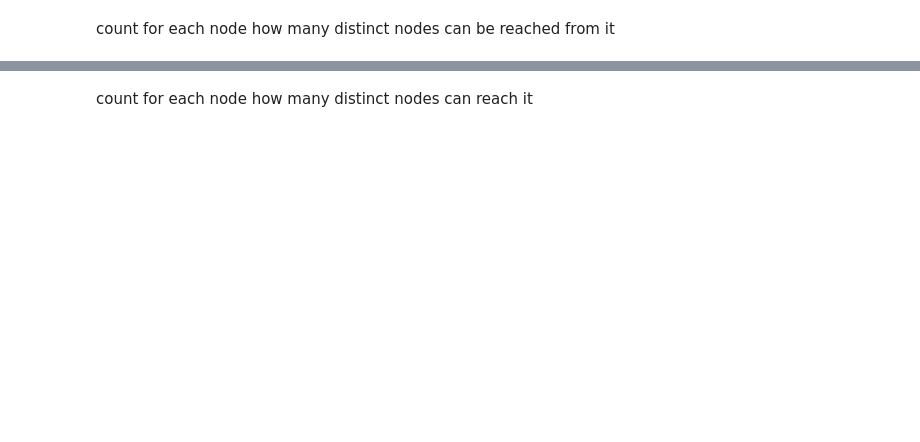
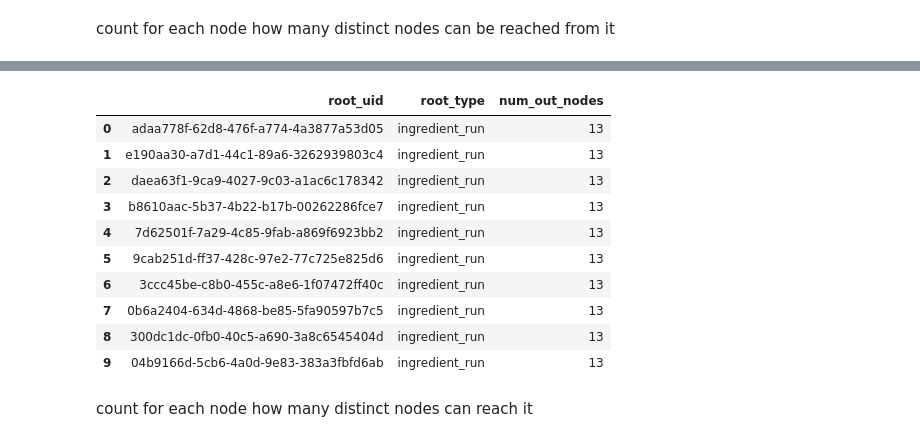
Before and after one commit to openmsi/openmsipython, a Jupyter notebook: other_code/casjobs/Query-GEMD-Graphs.ipynb, the cells around one changed output, grey strips where cells are left out. Saved outputs shown, nothing was run; the diff lists cells and outputs as text; code cells hidden in the pictures; blank space fills up the shorter version.

```diff
--- a/other_code/casjobs/Query-GEMD-Graphs.ipynb
+++ b/other_code/casjobs/Query-GEMD-Graphs.ipynb
@@ -102,3 +121,17 @@ Wall time: 37.3 s
+# %%
+nodes_out.head(10)
+# %% [output]
+|  | root_uid | root_type | num_out_nodes |
+| 0 | adaa778f-62d8-476f-a774-4a3877a53d05 | ingredient_run | 13 |
+| 1 | e190aa30-a7d1-44c1-89a6-3262939803c4 | ingredient_run | 13 |
+| 2 | daea63f1-9ca9-4027-9c03-a1ac6c178342 | ingredient_run | 13 |
+| 3 | b8610aac-5b37-4b22-b17b-00262286fce7 | ingredient_run | 13 |
+| 4 | 7d62501f-7a29-4c85-9fab-a869f6923bb2 | ingredient_run | 13 |
+| 5 | 9cab251d-ff37-428c-97e2-77c725e825d6 | ingredient_run | 13 |
+| 6 | 3ccc45be-c8b0-455c-a8e6-1f07472ff40c | ingredient_run | 13 |
+| 7 | 0b6a2404-634d-4868-be85-5fa90597b7c5 | ingredient_run | 13 |
+| 8 | 300dc1dc-0fb0-40c5-a690-3a8c6545404d | ingredient_run | 13 |
+| 9 | 04b9166d-5cb6-4a0d-9e83-383a3fbfd6ab | ingredient_run | 13 |
 # %% [markdown]
 count for each node how many distinct nodes can reach it
 # %%
```
Also changed, not shown: parts of 21 cells of this notebook, 2 other files.
